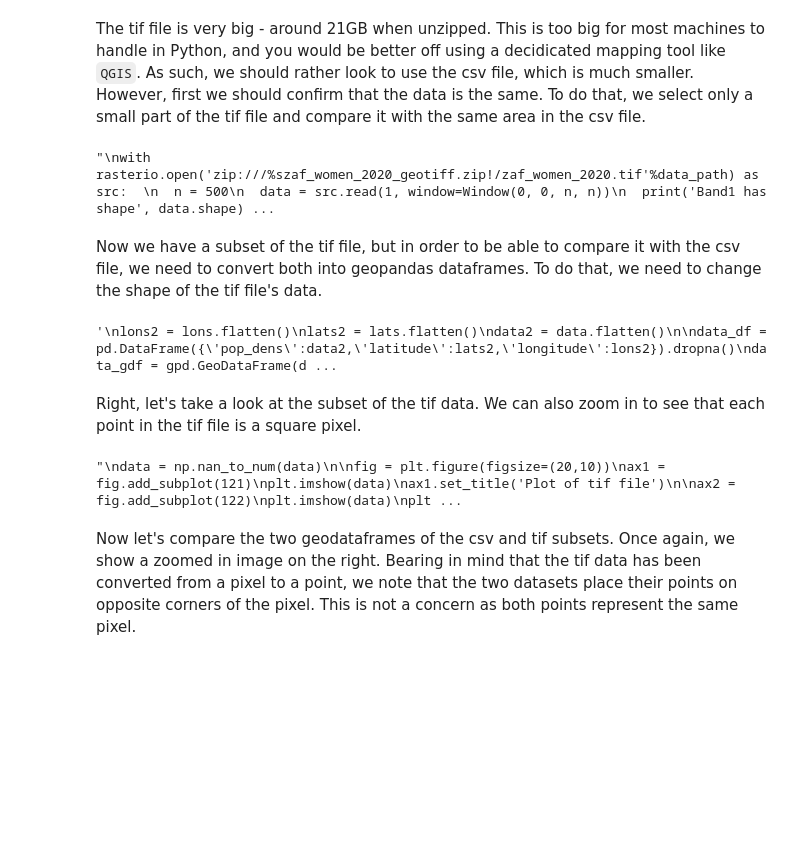
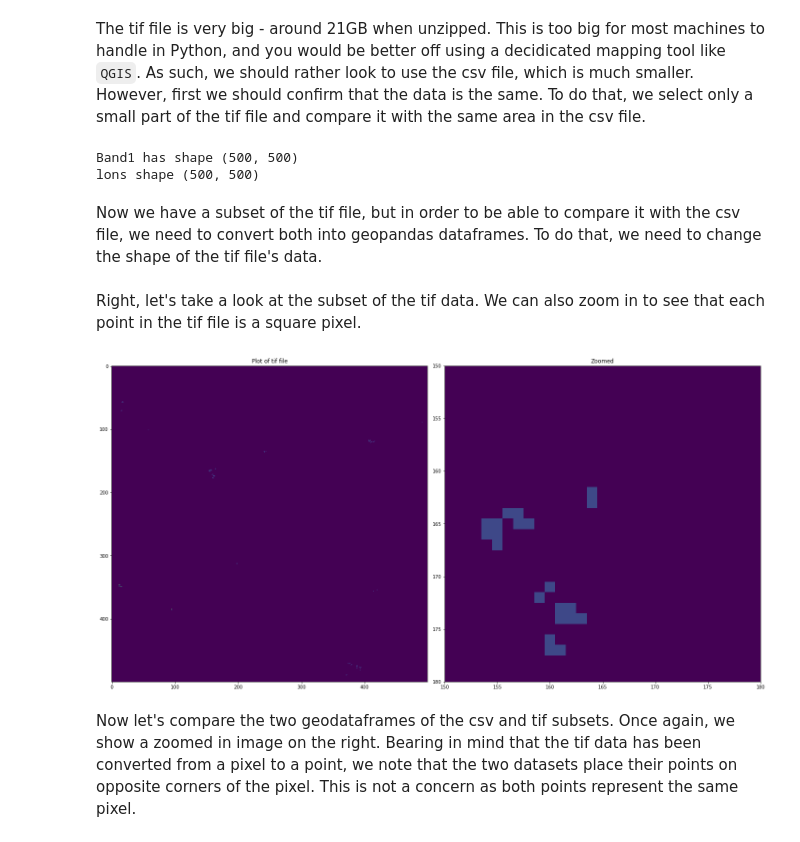
Before and after one commit to heikoheilgendorff/adh_data_blog, a Jupyter notebook: _notebooks/2022-08-12-geo-data-prep-tutorial.ipynb, the cells around one changed output. Drawn from its saved outputs; the diff is of its cells as text; code cells hidden in the pictures; blank space fills up the shorter version.

```diff
--- a/_notebooks/2022-08-12-geo-data-prep-tutorial.ipynb
+++ b/_notebooks/2022-08-12-geo-data-prep-tutorial.ipynb
@@ -38,7 +32,6 @@ if create_gdf == True:
 # %% [markdown]
 The tif file is very big - around 21GB when unzipped. This is too big for most machines to handle in Python, and you would be better off using a decidicated mapping tool like `QGIS`. As such, we should rather look to use the csv file, which is much smaller. However, first we should confirm that the data is the same. To do that, we select only a small part of the tif file and compare it with the same area in the csv file.
 # %%
-'''
 with rasterio.open('zip:///%szaf_women_2020_geotiff.zip!/zaf_women_2020.tif'%data_path) as src:
   n = 500
   data = src.read(1, window=Window(0, 0, n, n))
@@ -50,13 +43,12 @@ with rasterio.open('zip:///%szaf_women_2020_geotiff.zip!/zaf_women_2020.tif'%dat
   lons= np.array(xs)
   lats = np.array(ys)
   print('lons shape', lons.shape)
-'''
 # %% [output]
-"\nwith rasterio.open('zip:///%szaf_women_2020_geotiff.zip!/zaf_women_2020.tif'%data_path) as src:  \n  n = 500\n  data = src.read(1, window=Window(0, 0, n, n))\n  print('Band1 has shape', data.shape) ...
+Band1 has shape (500, 500)
+lons shape (500, 500)
 # %% [markdown]
 Now we have a subset of the tif file, but in order to be able to compare it with the csv file, we need to convert both into geopandas dataframes. To do that, we need to change the shape of the tif file's data.
 # %%
-'''
 lons2 = lons.flatten()
 lats2 = lats.flatten()
 data2 = data.flatten()
@@ -68,7 +60,4 @@ lon_min= data_df.longitude.min()
 lon_max = data_df.longitude.max()
 lat_min= data_df.latitude.min()
 lat_max = data_df.latitude.max()
-'''
-# %% [output]
-'\nlons2 = lons.flatten()\nlats2 = lats.flatten()\ndata2 = data.flatten()\n\ndata_df = pd.DataFrame({\'pop_dens\':data2,\'latitude\':lats2,\'longitude\':lons2}).dropna()\ndata_gdf = gpd.GeoDataFrame(d ...
 # %%
@@ -76,24 +65,22 @@ lat_max = data_df.latitude.max()
 # %% [markdown]
 Right, let's take a look at the subset of the tif data. We can also zoom in to see that each point in the tif file is a square pixel.
 # %%
-'''
 data = np.nan_to_num(data)
 
 fig = plt.figure(figsize=(20,10))
 ax1 = fig.add_subplot(121)
 plt.imshow(data)
 ax1.set_title('Plot of tif file')
 
 ax2 = fig.add_subplot(122)
 plt.imshow(data)
 plt.xlim(150,180)
 plt.ylim(180,150)
 ax2.set_title('Zoomed')
 
 fig.tight_layout()
-'''
 # %% [output]
-"\ndata = np.nan_to_num(data)\n\nfig = plt.figure(figsize=(20,10))\nax1 = fig.add_subplot(121)\nplt.imshow(data)\nax1.set_title('Plot of tif file')\n\nax2 = fig.add_subplot(122)\nplt.imshow(data)\nplt ...
+[figure, added]
 # %% [markdown]
 Now let's compare the two geodataframes of the csv and tif subsets. Once again, we show a zoomed in image on the right. Bearing in mind that the tif data has been converted from a pixel to a point, we note that the two datasets place their points on opposite corners of the pixel. This is not a concern as both points represent the same pixel.
 # %%
```
Also changed, not shown: parts of 4 cells of this notebook.
